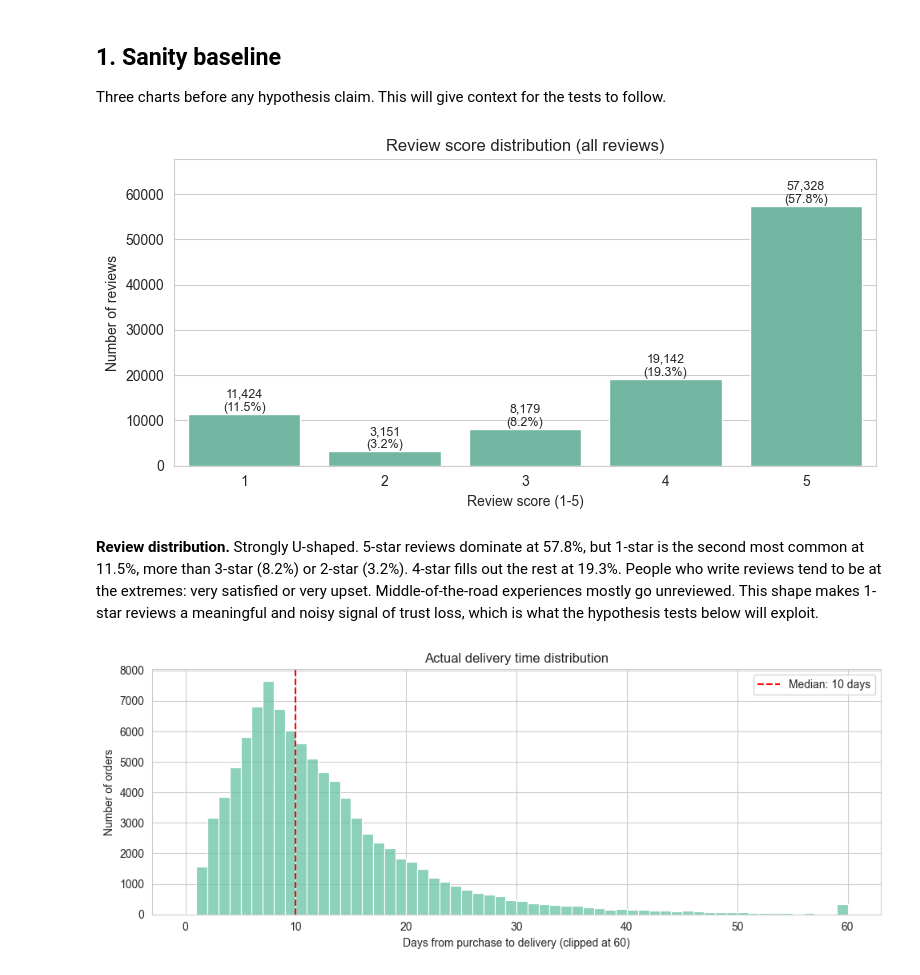
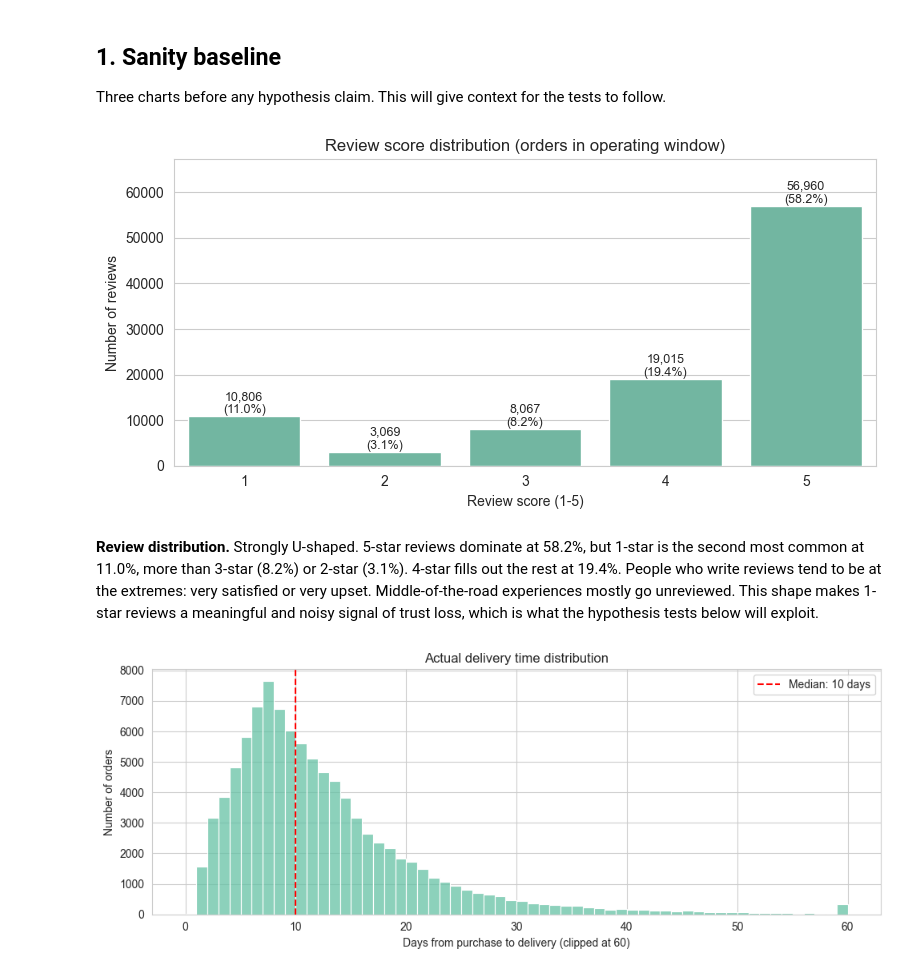
Before and after one commit to Prashant5B2026/olist-marketplace-audit, a Jupyter notebook: notebooks/02_h1_review_drivers.ipynb, the cells around one changed output. Cells and saved outputs as stored; diff of their text form; code cells hidden in the pictures.

```diff
--- a/notebooks/02_h1_review_drivers.ipynb
+++ b/notebooks/02_h1_review_drivers.ipynb
@@ -155,20 +57,26 @@ rows delivered:     110,196 (97.8%)
 
 Three charts before any hypothesis claim. This will give context for the tests to follow.
 # %%
+# Per-order review score distribution (one row per order, deduped from analysis_df).
+order_level = analysis_df.drop_duplicates("order_id")
+review_counts = (order_level["review_score"]
+                 .dropna().astype(int)
+                 .value_counts().sort_index())
+
 fig, ax = plt.subplots(figsize=(8, 4))
-review_counts = order_reviews["review_score"].value_counts().sort_index()
 sns.barplot(x=review_counts.index, y=review_counts.values, ax=ax)
 ax.set_xlabel("Review score (1-5)")
 ax.set_ylabel("Number of reviews")
-ax.set_title("Review score distribution (all reviews)")
+ax.set_title("Review score distribution (orders in operating window)")
 total = review_counts.sum()
 for i, v in enumerate(review_counts.values):
-    ax.text(i, v, f"{v:,}\n({v/total:.1%})", ha="center", va="bottom", fontsize=9)
+    label = f"{v:,}\n({v/total:.1%})"
+    ax.text(i, v, label, ha="center", va="bottom", fontsize=9)
 ax.set_ylim(0, review_counts.max() * 1.18)
 plt.tight_layout()
 plt.show()
 # %% [output]
-[figure, old version]
+[figure, new version]
 # %% [markdown]
-**Review distribution.** Strongly U-shaped. 5-star reviews dominate at 57.8%, but 1-star is the second most common at 11.5%, more than 3-star (8.2%) or 2-star (3.2%). 4-star fills out the rest at 19.3%. People who write reviews tend to be at the extremes: very satisfied or very upset. Middle-of-the-road experiences mostly go unreviewed. This shape makes 1-star reviews a meaningful and noisy signal of trust loss, which is what the hypothesis tests below will exploit.
+**Review distribution.** Strongly U-shaped. 5-star reviews dominate at 58.2%, but 1-star is the second most common at 11.0%, more than 3-star (8.2%) or 2-star (3.1%). 4-star fills out the rest at 19.4%. People who write reviews tend to be at the extremes: very satisfied or very upset. Middle-of-the-road experiences mostly go unreviewed. This shape makes 1-star reviews a meaningful and noisy signal of trust loss, which is what the hypothesis tests below will exploit.
 # %%
```
Also changed, not shown: parts of 4 cells of this notebook, 1 other file.
